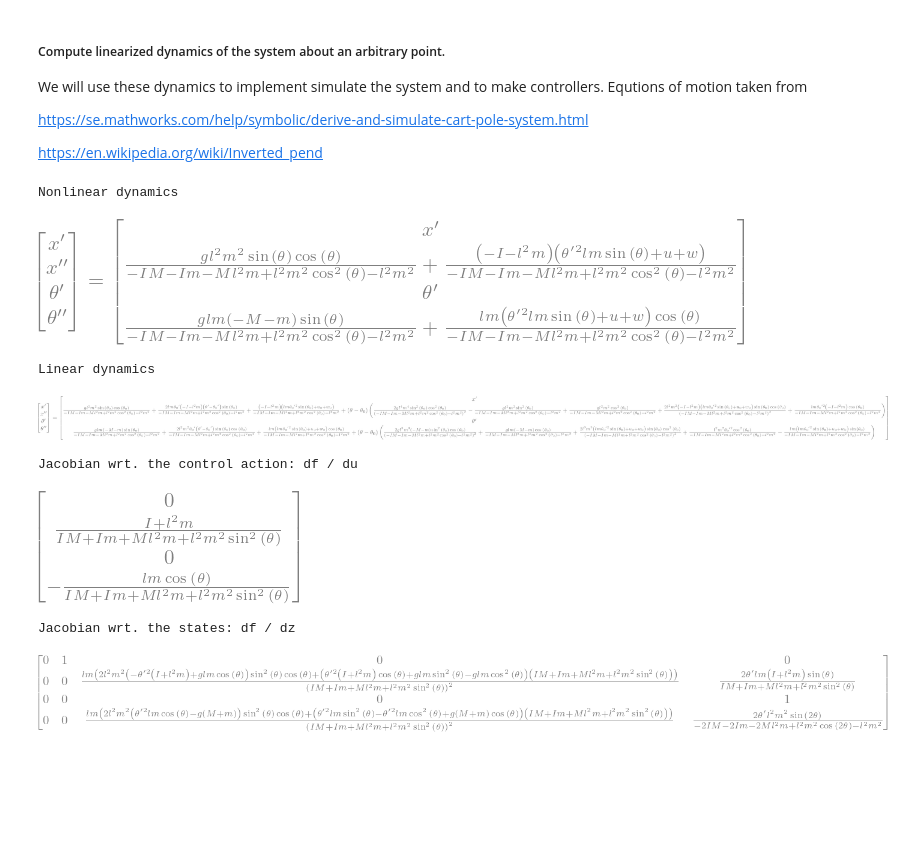
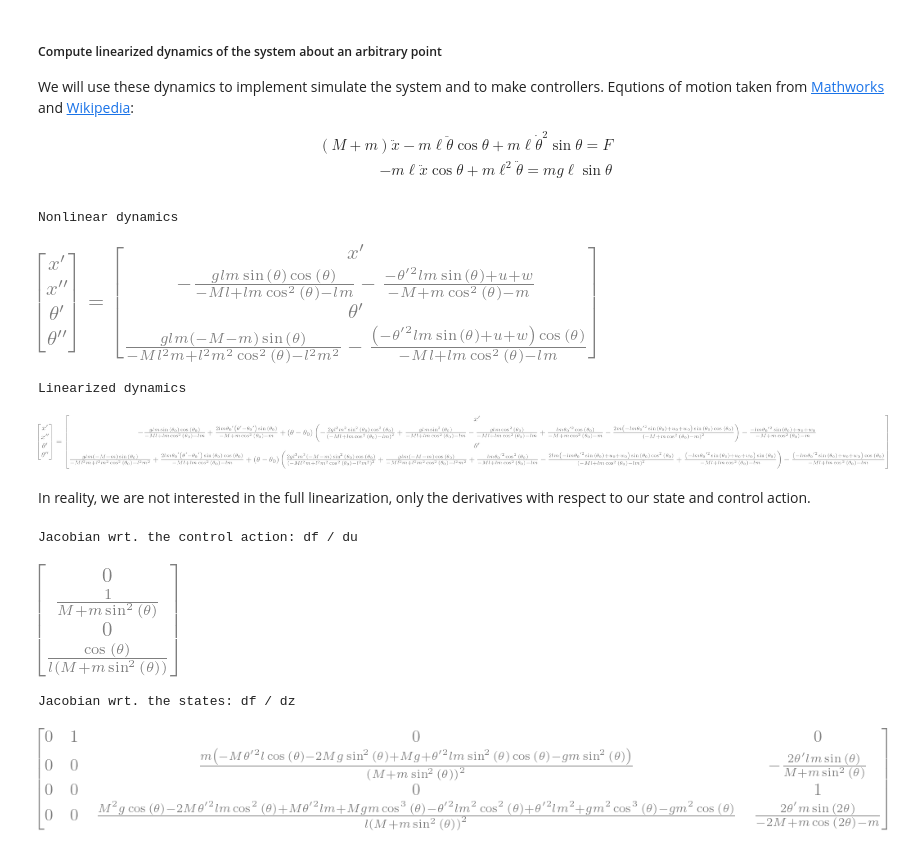
Before and after one commit to Martin-Ansteensen/cart-pole, a Jupyter notebook: dynamics.ipynb, the cells around one changed output. Drawn from its saved outputs; the diff is of its cells as text; code cells hidden in the pictures; blank space fills up the shorter version.

```diff
--- a/dynamics.ipynb
+++ b/dynamics.ipynb
@@ -8,14 +97,16 @@ sp.init_printing()
 # %% [markdown]
-##### Compute linearized dynamics of the system about an arbitrary point.
+##### Compute linearized dynamics of the system about an arbitrary point
 
-We will use these dynamics to implement simulate the system and to make controllers. Equtions of motion taken from
-
-https://se.mathworks.com/help/symbolic/derive-and-simulate-cart-pole-system.html
-
-https://en.wikipedia.org/wiki/Inverted_pend
+We will use these dynamics to implement simulate the system and to make controllers. Equtions of motion taken from [Mathworks](https://se.mathworks.com/help/symbolic/derive-and-simulate-cart-pole-system.html) and [Wikipedia](https://en.wikipedia.org/wiki/Inverted_pendulum):
+$$
+\begin{align}
+(M+m)\ddot x- m\ell\ddot{\theta}\cos\theta + m\ell\dot{\theta}^2\sin\theta = F \\
+-m\ell\ddot x \cos\theta + m\ell^2\ddot{\theta} = mg\ell\sin\theta
+\end{align}
+$$
 # %%
 x, x_d, x_dd, th, th_d, th_dd = sp.symbols('x x\' x\'\' \\theta \\theta\' \\theta\'\'')   # x, x_dot, x_ddot, theta, theta_dot, theta_ddot
-m, M , l, I, g, w, u = sp.symbols('m M l I g w u')
+m, M , l, g, w, u = sp.symbols('m M l g w u')
 F = u + w                           # control action + disturbance
 
 # Calculate a direct expression for the derivatives. x_dot and theta_dot
@@ -24,62 +115,62 @@ F = u + w                           # control action + disturbance
 # Nonlinear dynamics for d = (x_ddot, theta_ddot), A*d' = B*d
 A = sp.Matrix([
     [M + m,                  -l * m * cos(th)],
-    [-l * m * cos(th),     m * l ** 2 + I]
+    [-l * m * cos(th),     m * l ** 2]
 ])
 
 b = sp.Matrix([
-    -l * m * sin(-th) * th_d ** 2 + F,
-    g * l * m * sin(-th)
+    -l * m * sin(th) * th_d ** 2 + F,
+    g * l * m * sin(th)
 ])
 
 # Compute d = (x_ddot, th_ddot) = A^-1 * b
 d = A.inv() * b
 
 # Build the full state vector z
 z = sp.Matrix([x, x_d, th, th_d])
 z_d = sp.Matrix([x_d, x_dd, th_d, th_dd])
 
 # dz/dt = f(z, t), f is nonlinear
 f = sp.Matrix([x_d, d[0], th_d, d[1]])
 print('Nonlinear dynamics')
 display(sp.Eq(z_d, f))
 
 # In the linearization process we will need to pick a linearization point
 # for our state z AND our inputs u and w
 x0, x0_d, th0, th0_d, u0, w0 = sp.symbols('x_0 {x_0}\' \\theta_0 {\\theta_0}\' u_0 w_0')
 z0 = sp.Matrix([x0, x0_d, th0, th0_d])
 # Create the vector q for all the states we for which we insert a linearization point
 # We ignore the derivates wrt. u and w, they are not interesing
 q = sp.Matrix([*z, u, w])
 q0 = sp.Matrix([*z0, u0, w0])
 
 # Formula for linearization for f(x) wrt. x: f(x) = f(x0) + f'(x0)(x - x0)
 f_linearized = f.subs(zip(q, q0)) + f.jacobian(z).subs(zip(q, q0))*(z-z0)
-print('Linear dynamics')
+print('Linearized dynamics')
 display(sp.Eq(z_d, f_linearized))
 # %% [output]
 Nonlinear dynamics
-[figure, old version]
+[figure, new version]
-Linear dynamics
+Linearized dynamics
-[figure, old version]
+[figure, new version]
+# %% [markdown]
+In reality, we are not interested in the full linearization, only the derivatives with respect to our state and control action.
 # %%
-# In reality, we are not interested in the full linearization, only
-# the derivatives with respect to our state and control action.
 # In addition, w will be chosen as 0
-g = f.subs([(w, 0)])
+f_sub = f.subs([(w, 0)])
 
-df_du = g.jacobian([u]); df_du.simplify()
+df_du = f_sub.jacobian([u]); df_du.simplify()
 print('Jacobian wrt. the control action: df / du')
 display(df_du)
 
 # In addition, when considering the jacobian wrt. the states
 # u will be chosen as 0
-g = f.subs([(w, 0), (u, 0)])
-df_dz = g.jacobian(z); df_dz.simplify()
+f_sub = f.subs([(w, 0), (u, 0)])
+df_dz = f_sub.jacobian(z); df_dz.simplify()
 print('Jacobian wrt. the states: df / dz')
 display(df_dz)
 # %% [output]
 Jacobian wrt. the control action: df / du
-[figure, old version]
+[figure, new version]
 Jacobian wrt. the states: df / dz
-[figure, old version]
+[figure, new version]
```
Also changed, not shown: parts of 9 cells of this notebook, 6 other files.
